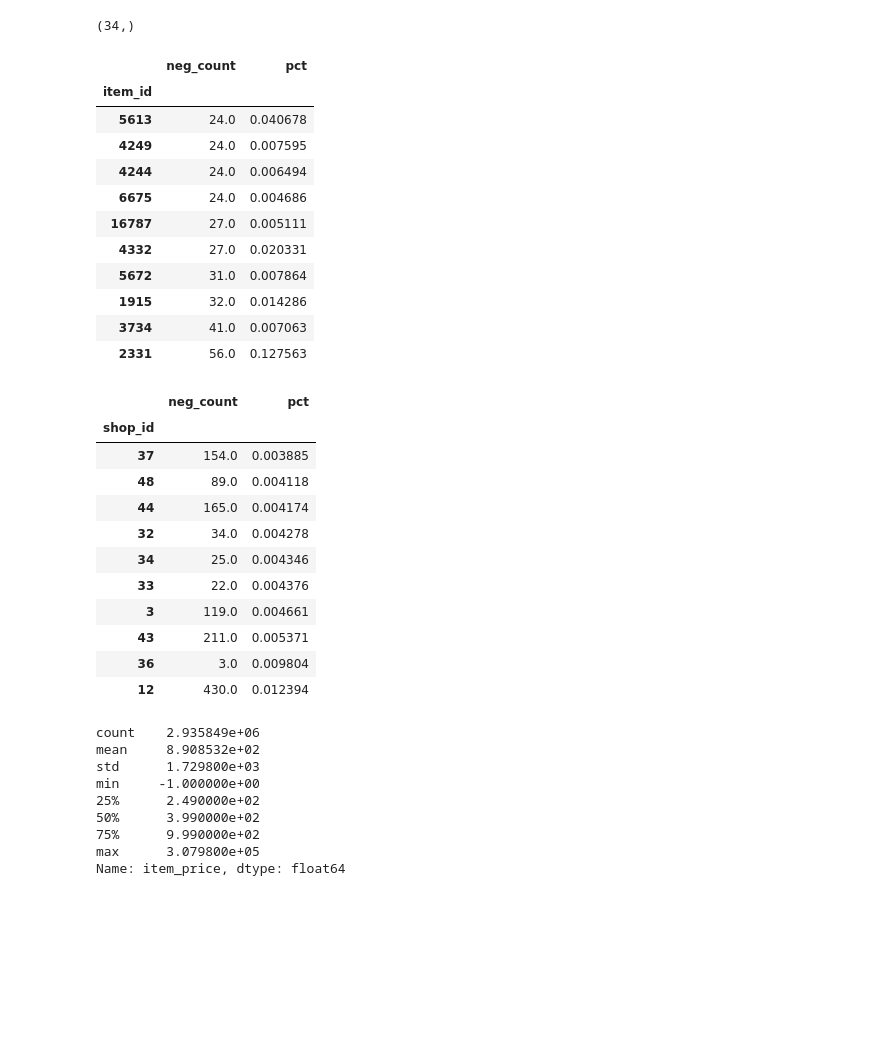
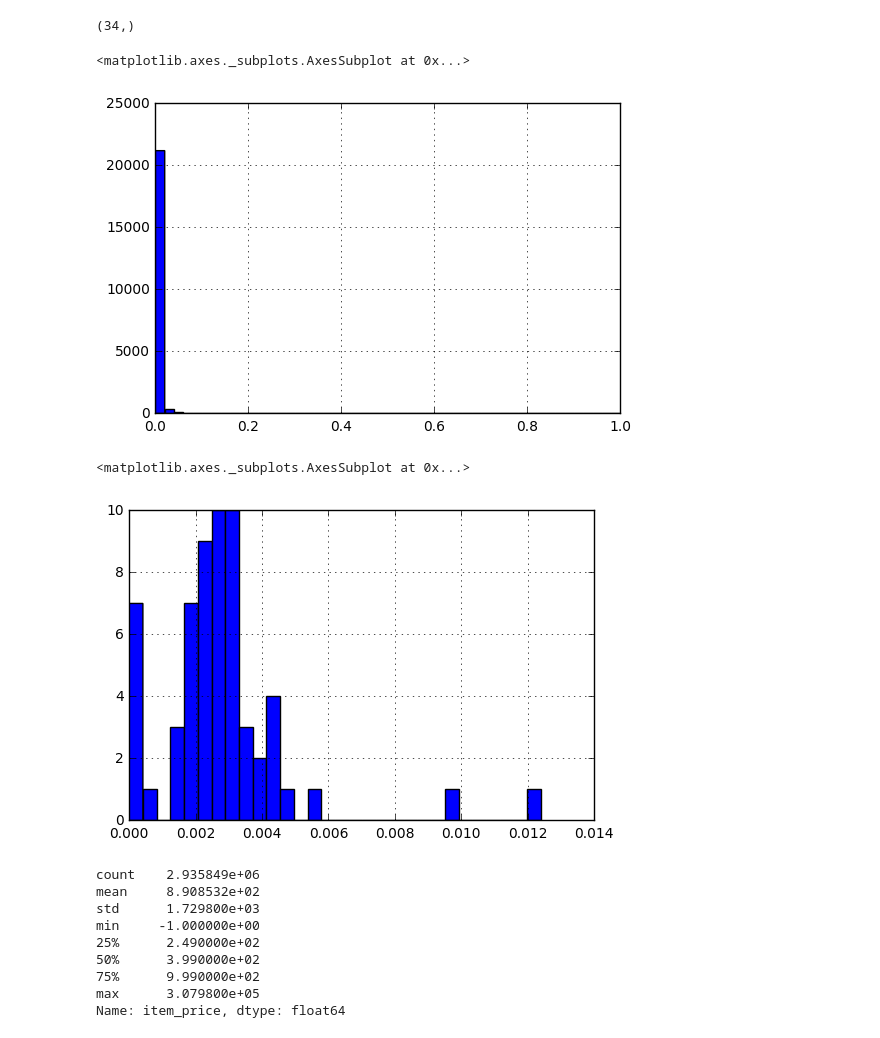
Before and after one commit to shaharazulay/kaggle_competitions, a Jupyter notebook: predict_future_sales_challange/predicting-future-sales-eda.ipynb, the cells around one changed output. Drawn from its saved outputs; the diff is of its cells as text; code cells hidden in the pictures; blank space fills up the shorter version.

```diff
--- a/predict_future_sales_challange/predicting-future-sales-eda.ipynb
+++ b/predict_future_sales_challange/predicting-future-sales-eda.ipynb
@@ -120,40 +124,22 @@ train[train.item_cnt_day < 0].date_block_num.unique().shape # not specific to a
 # %%
 def count_pct_neg(g):
     return pd.Series(
         {'pct': len(g[g.item_cnt_day < 0]) / float(len(g)),
          'neg_count': len(g[g.item_cnt_day < 0])})
 
 pct_neg_counts = train.groupby('item_id').apply(count_pct_neg)
 pct_neg_counts.sort_values(by='neg_count').tail(10) #basically looks like bad data
+pct_neg_counts.pct.hist(bins=50)
 # %% [output]
-|  | neg_count | pct |
-| item_id |  |  |
-| 5613 | 24.0 | 0.040678 |
-| 4249 | 24.0 | 0.007595 |
-| 4244 | 24.0 | 0.006494 |
-| 6675 | 24.0 | 0.004686 |
-| 16787 | 27.0 | 0.005111 |
-| 4332 | 27.0 | 0.020331 |
-| 5672 | 31.0 | 0.007864 |
-| 1915 | 32.0 | 0.014286 |
-| 3734 | 41.0 | 0.007063 |
-| 2331 | 56.0 | 0.127563 |
+<matplotlib.axes._subplots.AxesSubplot at 0x...>
+[figure, added]
 # %%
 pct_shop_neg_counts = train.groupby('shop_id').apply(count_pct_neg)
-pct_shop_neg_counts.sort_values(by='pct').tail(10) #basically looks like bad data
+pct_shop_neg_counts.sort_values(by='pct').tail(10)
+pct_shop_neg_counts.pct.hist(bins=30)
 # %% [output]
-|  | neg_count | pct |
-| shop_id |  |  |
-| 37 | 154.0 | 0.003885 |
-| 48 | 89.0 | 0.004118 |
-| 44 | 165.0 | 0.004174 |
-| 32 | 34.0 | 0.004278 |
-| 34 | 25.0 | 0.004346 |
-| 33 | 22.0 | 0.004376 |
-| 3 | 119.0 | 0.004661 |
-| 43 | 211.0 | 0.005371 |
-| 36 | 3.0 | 0.009804 |
-| 12 | 430.0 | 0.012394 |
+<matplotlib.axes._subplots.AxesSubplot at 0x...>
+[figure, added]
 # %%
 train.item_price.describe()
 # %% [output]
```
Also changed, not shown: parts of 7 cells of this notebook.
